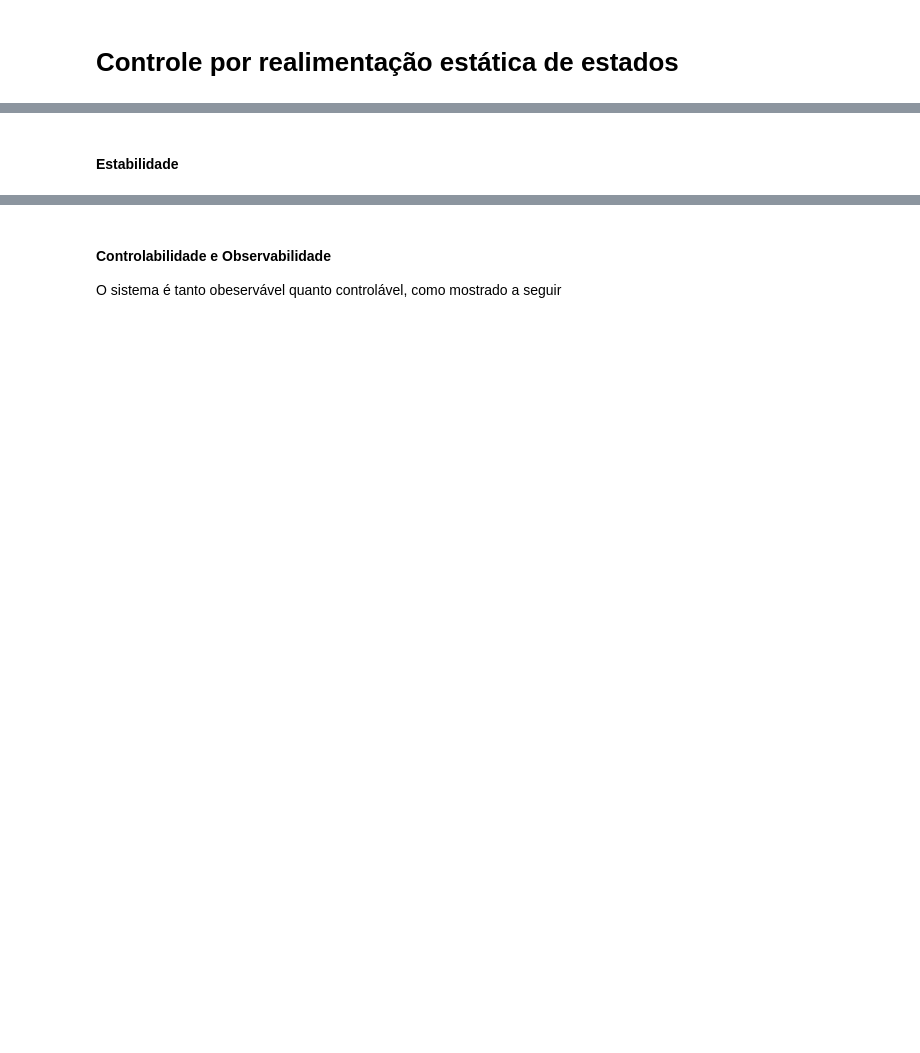
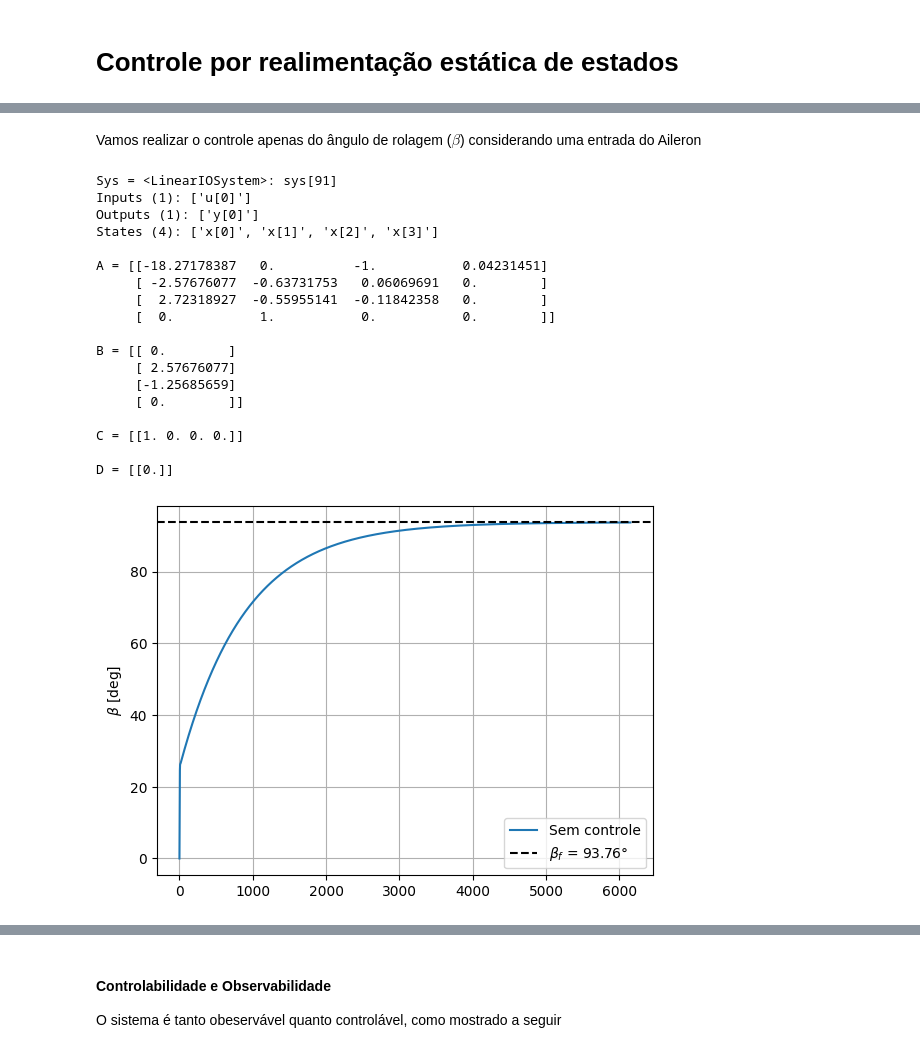
Before and after one commit to Widmark-Kaue/aircraft-control, a Jupyter notebook: bussines_jet.ipynb, the cells around one changed output, grey strips where cells are left out. Cells and saved outputs as stored; diff of their text form; code cells hidden in the pictures; blank space fills up the shorter version.

```diff
--- a/bussines_jet.ipynb
+++ b/bussines_jet.ipynb
@@ -313,2 +288,52 @@ B = [[ 0.          0.01690503]
-# %% [markdown]
-#### Estabilidade
+# %% [markdown]
+Vamos realizar o controle apenas do ângulo de rolagem ($\beta$) considerando uma entrada do Aileron
+# %%
+C = np.array([1,0,0,0])
+# C = np.diag(np.ones(4))
+D = np.zeros((1,1))
+B_mod = np.reshape(B[:,0].copy(), (4,1))
+
+# Sistema por State-space
+sys_lat_dir = cm.ss(A,B_mod, C, D)
+# sys_lat_dir = cm.ss(A,B, C, D)
+print(f'Sys = {sys_lat_dir}')
+
+#Resposta ao Degrau
+yout, t = cm.step(sys_lat_dir)
+info = cm.stepinfo(sys_lat_dir)
+ssvalue = np.rad2deg(info['SteadyStateValue'])
+plt.plot(t, np.rad2deg(yout), label =  'Sem controle')
+plt.axhline(y = ssvalue, color = 'k', linestyle = '--',
+            label = labels.substitute(
+                var = r"$\beta_f$",
+                beta = np.round(ssvalue,2),
+                unidade = '°'
+            )
+            )
+
+# plt.xlim([-50,3000])
+plt.ylabel(r'$\beta$ [deg]')
+
+plt.legend()
+plt.grid()
+plt.show()
+# %% [output]
+Sys = <LinearIOSystem>: sys[91]
+Inputs (1): ['u[0]']
+Outputs (1): ['y[0]']
+States (4): ['x[0]', 'x[1]', 'x[2]', 'x[3]']
+
+A = [[-18.27178387   0.          -1.           0.04231451]
+     [ -2.57676077  -0.63731753   0.06069691   0.        ]
+     [  2.72318927  -0.55955141  -0.11842358   0.        ]
+     [  0.           1.           0.           0.        ]]
+
+B = [[ 0.        ]
+     [ 2.57676077]
+     [-1.25685659]
+     [ 0.        ]]
+
+C = [[1. 0. 0. 0.]]
+
+D = [[0.]]
+[figure, added]
```
Also changed, not shown: parts of 15 cells of this notebook.
